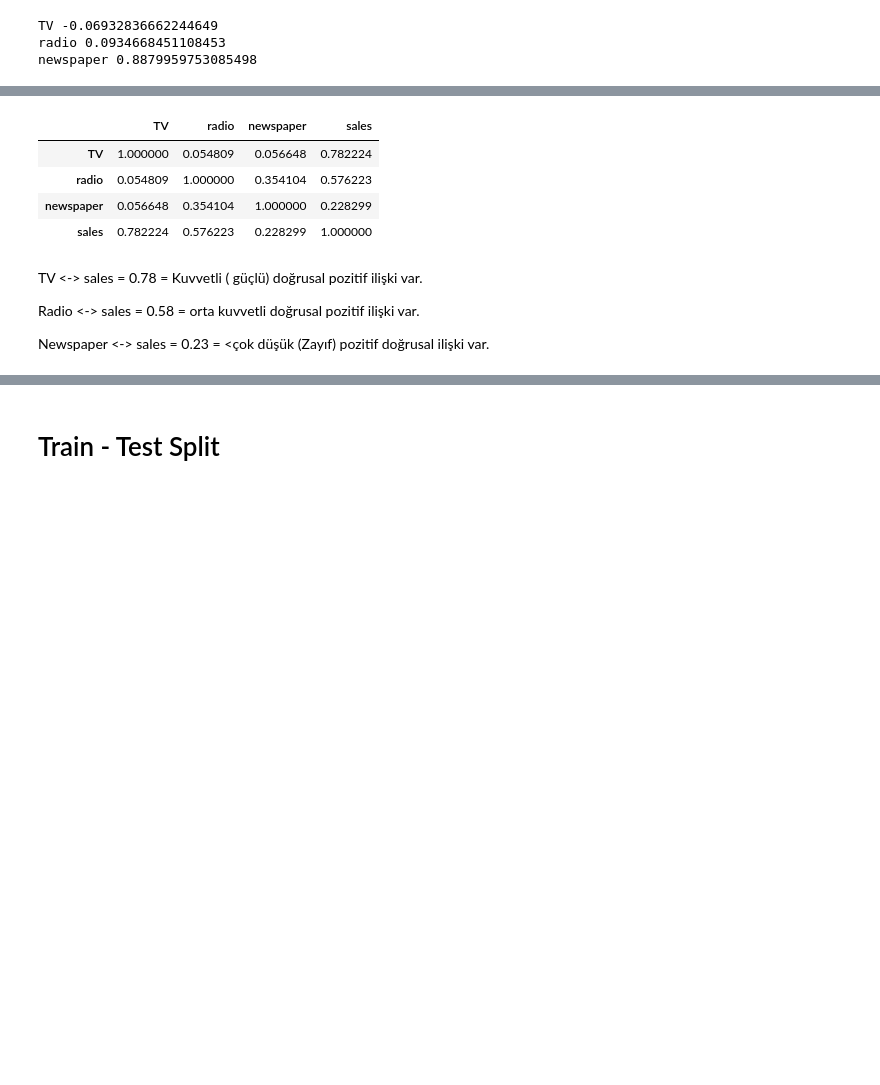
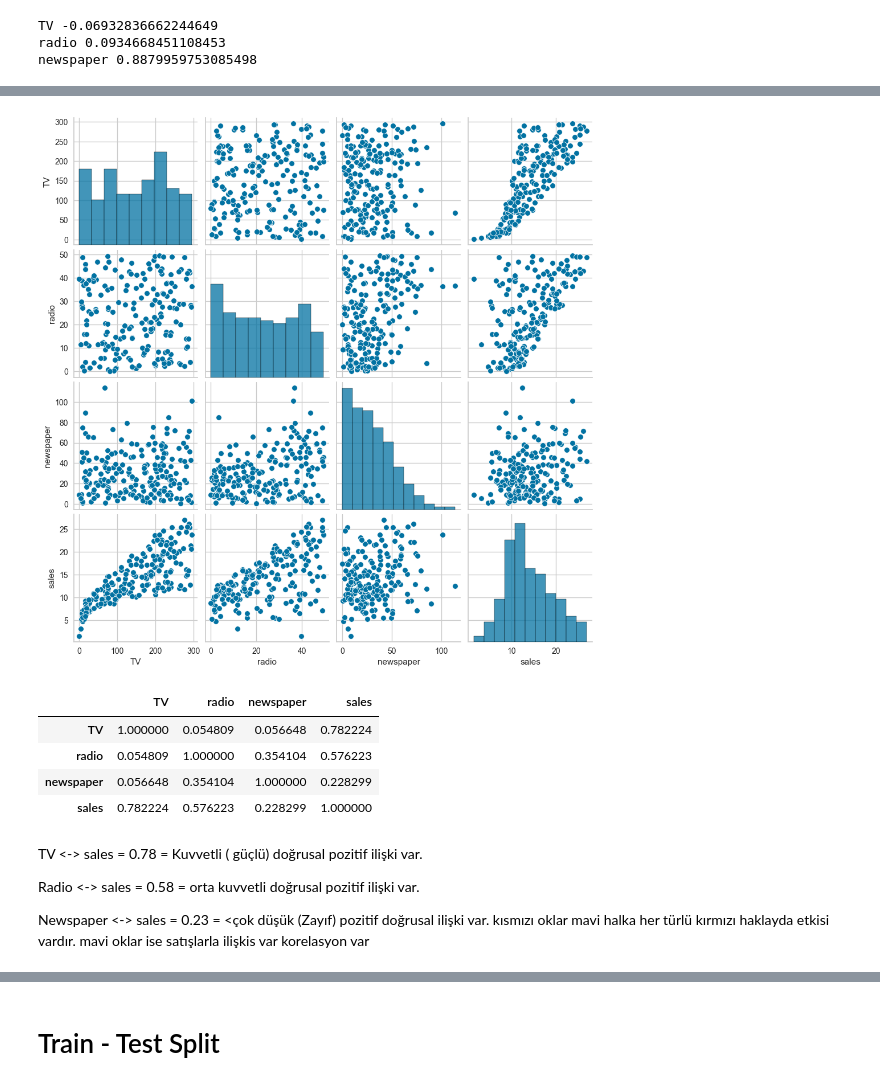
Before and after one commit to Blacksea4561/Machine-Learning-Lesson-Works, a Jupyter notebook: 2 - Multiple Linear Regression/Multiple Linear Regression.ipynb, the cells around one changed output, grey strips where cells are left out. Cells and saved outputs as stored; diff of their text form; code cells hidden in the pictures; blank space fills up the shorter version.

```diff
--- a/2 - Multiple Linear Regression/Multiple Linear Regression.ipynb
+++ b/2 - Multiple Linear Regression/Multiple Linear Regression.ipynb
@@ -193,3 +227,7 @@ for j in df.drop(columns = "sales").columns:
+# %%
+sns.pairplot(df);
+# %% [output]
+[figure, added]
 # %%
 df.corr()
 # %% [output]
@@ -204,6 +242,8 @@ df.corr()
  Radio <-> sales     = 0.58 = orta kuvvetli doğrusal  pozitif ilişki var.
 
  Newspaper <-> sales = 0.23 =  <çok düşük (Zayıf) pozitif  doğrusal  ilişki var.
+ kısmızı oklar   mavi halka  her türlü  kırmızı haklayda etkisi vardır.
+ mavi oklar  ise    satışlarla ilişkis var  korelasyon var
 # %% [markdown]
 ![image.png](attachment:image.png)
 # %% [markdown]
```
Also changed, not shown: parts of 104 cells of this notebook, 3 other files.
